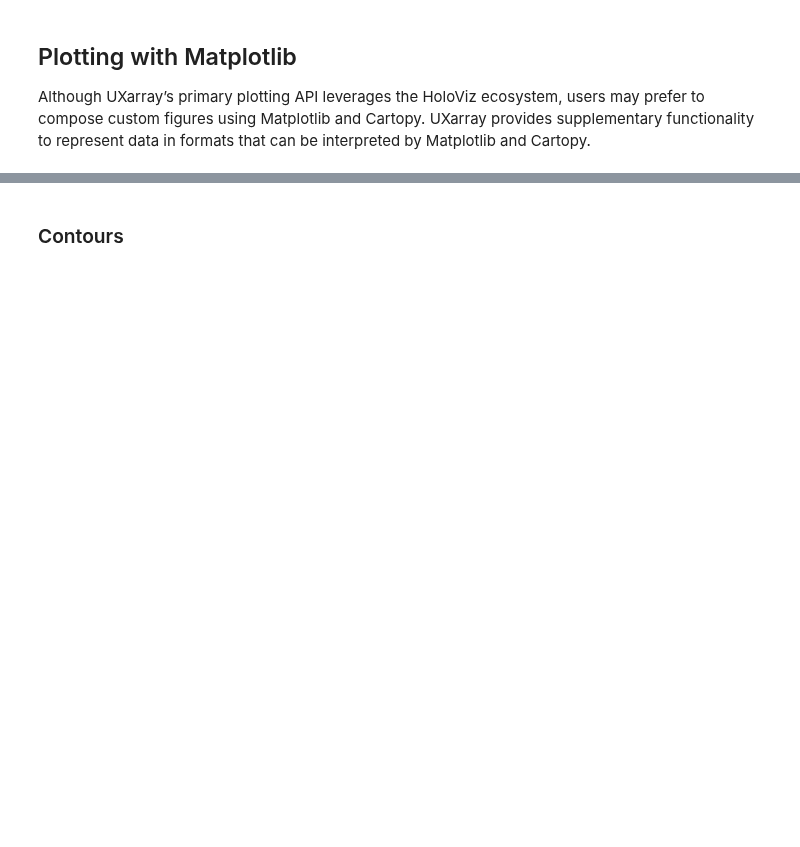
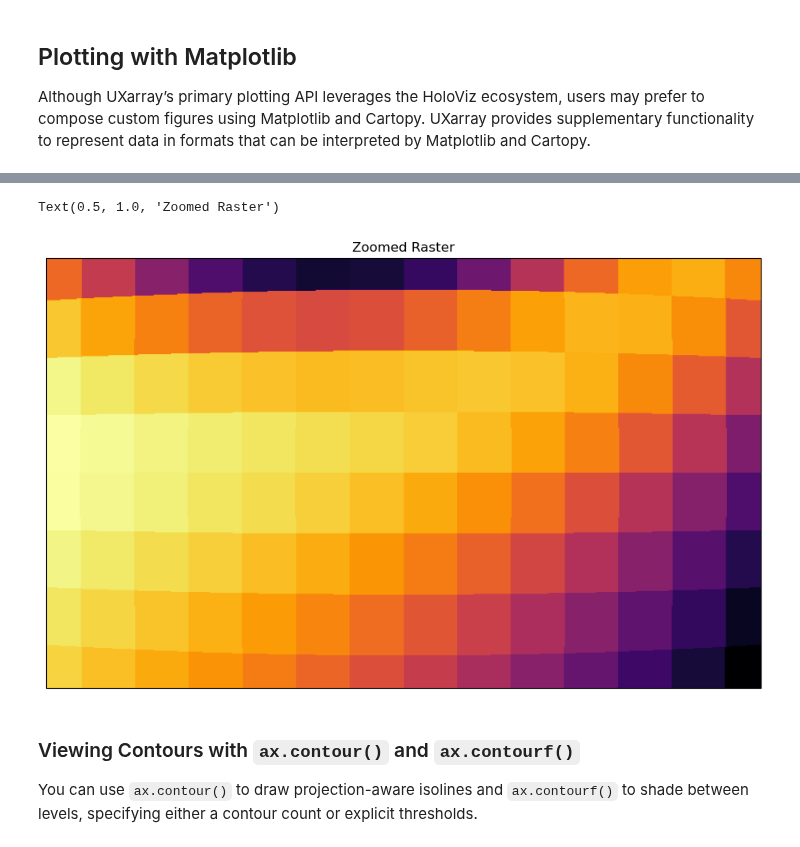
Before and after one commit to UXARRAY/uxarray, a Jupyter notebook: docs/user-guide/mpl.ipynb, the cells around one changed output, grey strips where cells are left out. Drawn from its saved outputs; the diff is of its cells as text; code cells hidden in the pictures; blank space fills up the shorter version.

```diff
--- a/docs/user-guide/mpl.ipynb
+++ b/docs/user-guide/mpl.ipynb
@@ -40,11 +52,19 @@ If you are interested in a specific region, you can restrict the domain of your
 # %%
-fig, ax = plt.subplots(subplot_kw={"projection": ccrs.Robinson()}, figsize=(9, 6))
+fig, ax = plt.subplots(
+    subplot_kw={"projection": ccrs.Robinson()}, figsize=(9, 6), constrained_layout=True
+)
 
 ax.set_extent((-20, 20, -10, 10))
 
 
 raster = uxds["psi"].rasterize_to_geoaxes(ax=ax)
 ax.imshow(raster, cmap="inferno", origin="lower", extent=ax.get_xlim() + ax.get_ylim())
+ax.set_title("Zoomed Raster")
+# %% [output]
+Text(0.5, 1.0, 'Zoomed Raster')
+[figure, added]
 # %% [markdown]
-### Contours
+### Viewing Contours with `ax.contour()` and `ax.contourf()`
+
+You can use  `ax.contour()` to draw projection-aware isolines and `ax.contourf()` to shade between levels, specifying either a contour count or explicit thresholds.
 # %%
```
Also changed, not shown: parts of 7 cells of this notebook, 1 other file.
